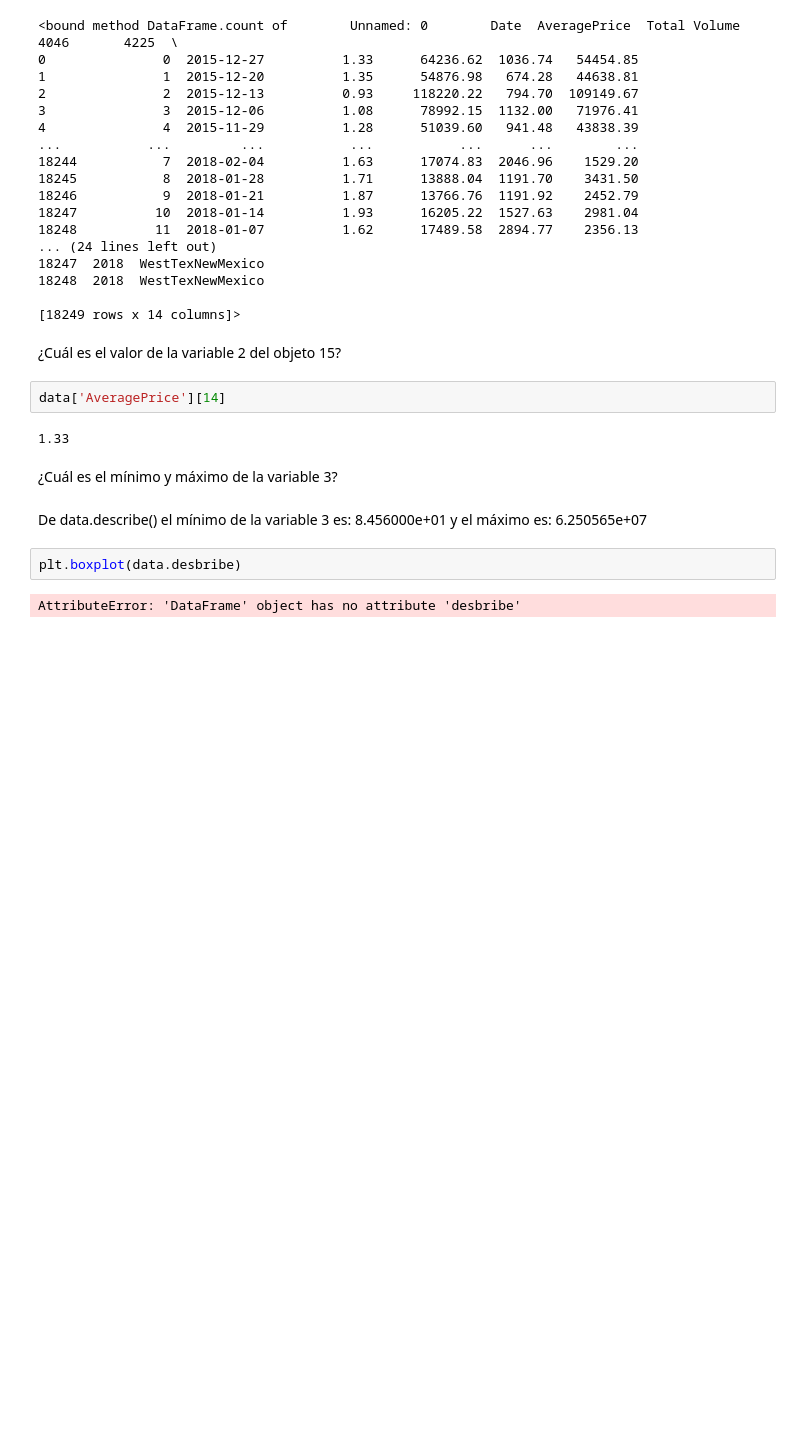
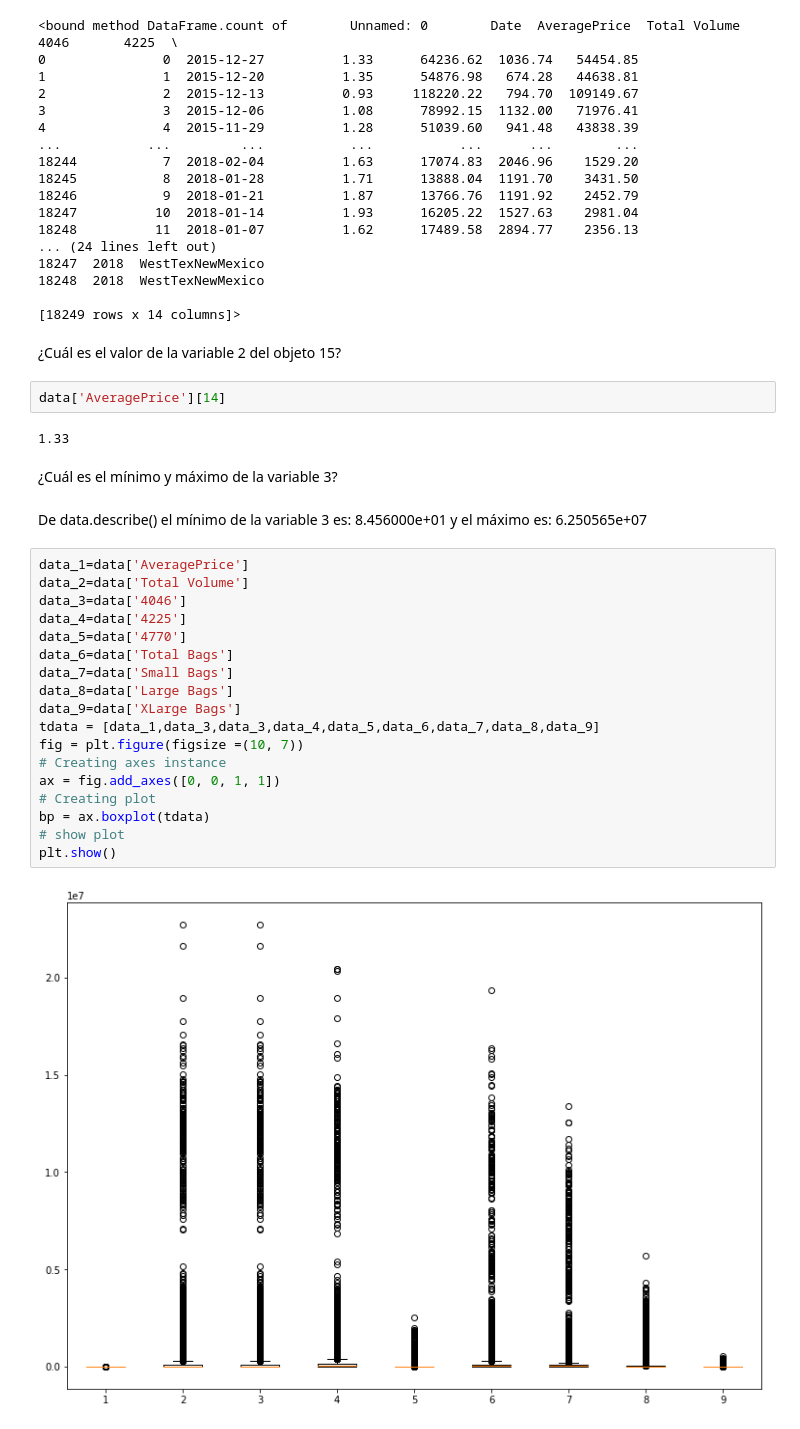
Before and after one commit to SantiG2233/RetoAnalitica, a Jupyter notebook: Pandas.ipynb, the cells around one changed output. Saved outputs shown, nothing was run; the diff lists cells and outputs as text; blank space fills up the shorter version.

```diff
--- a/Pandas.ipynb
+++ b/Pandas.ipynb
@@ -105,7 +105,23 @@ data['AveragePrice'][14]
 ¿Cuál es el mínimo y máximo de la variable 3?
 # %% [markdown]
 De data.describe() el mínimo de la variable 3 es: 8.456000e+01 y el máximo es: 6.250565e+07
-# %%
-plt.boxplot(data.desbribe)
-# %% [output]
-AttributeError: 'DataFrame' object has no attribute 'desbribe'
+# %%
+data_1=data['AveragePrice']
+data_2=data['Total Volume']
+data_3=data['4046']
+data_4=data['4225']
+data_5=data['4770']
+data_6=data['Total Bags']
+data_7=data['Small Bags']
+data_8=data['Large Bags']
+data_9=data['XLarge Bags']
+tdata = [data_1,data_3,data_3,data_4,data_5,data_6,data_7,data_8,data_9]
+fig = plt.figure(figsize =(10, 7))
+# Creating axes instance
+ax = fig.add_axes([0, 0, 1, 1])
+# Creating plot
+bp = ax.boxplot(tdata)
+# show plot
+plt.show()
+# %% [output]
+[figure, added]
```
Also changed, not shown: parts of 4 cells of this notebook, 1 other file.
